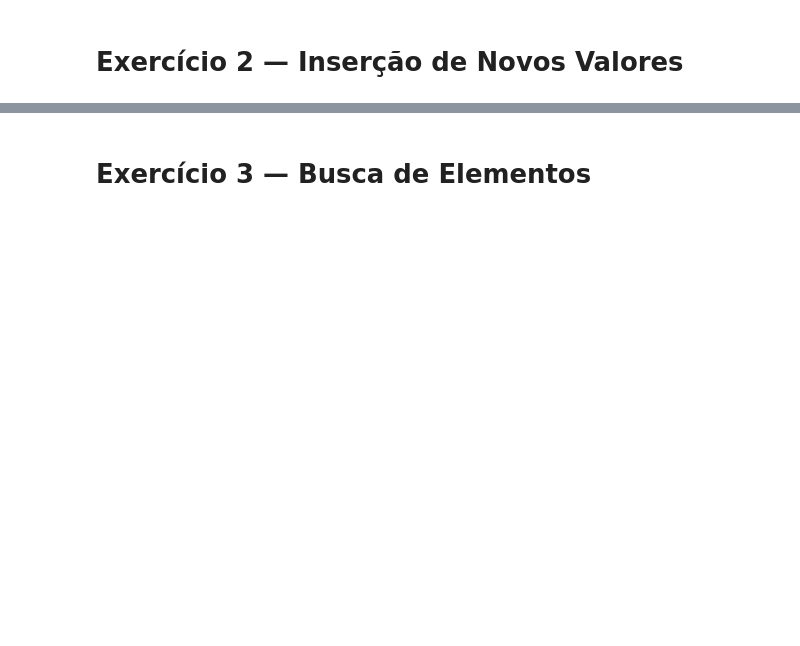
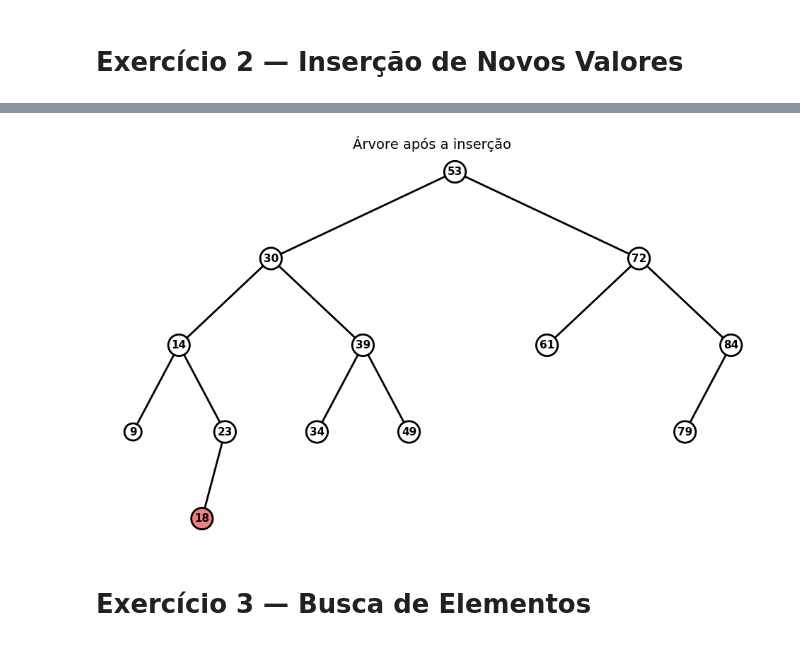
Before and after one commit to moh4b-z/uniSENAI, a Jupyter notebook: Semestre_1/Estrutura_de_dados/listas_de_exercicios_avore.ipynb, the cells around one changed output, grey strips where cells are left out. Cells and saved outputs as stored; diff of their text form; code cells hidden in the pictures; blank space fills up the shorter version.

```diff
--- a/Semestre_1/Estrutura_de_dados/listas_de_exercicios_avore.ipynb
+++ b/Semestre_1/Estrutura_de_dados/listas_de_exercicios_avore.ipynb
@@ -64,2 +189,80 @@ Raiz da Árvore: 53
 # %% [markdown]
 # Exercício 2 — Inserção de Novos Valores
+# %%
+#valor_inserir = 65
+#valor_inserir = 90
+valor_inserir = 18
+
+if len(arvore) == 0:
+
+    arvore[valor_inserir] = {
+        "esquerda": None,
+        "direita": None
+    }
+
+    raiz = valor_inserir
+
+    print(f"O valor {valor_inserir} foi inserido como raiz da árvore.")
+
+else:
+
+    atual = raiz
+
+    caminho_insercao = []
+
+    while True:
+
+        caminho_insercao.append(atual)
+
+        print(f"\nNó atual: {atual}")
+
+        if valor_inserir < atual:
+
+            print(f"{valor_inserir} < {atual}")
+            print("Mover para esquerda")
+
+            if arvore[atual]["esquerda"] is None:
+
+                arvore[atual]["esquerda"] = valor_inserir
+
+                arvore[valor_inserir] = {
+                    "esquerda": None,
+                    "direita": None
+                }
+
+                print(f"Valor {valor_inserir} inserido à esquerda de {atual}.")
+                break
+
+            else:
+                atual = arvore[atual]["esquerda"]
+
+        else:
+
+            print(f"{valor_inserir} >= {atual}")
+            print("Mover para direita")
+
+            if arvore[atual]["direita"] is None:
+
+                arvore[atual]["direita"] = valor_inserir
+
+                arvore[valor_inserir] = {
+                    "esquerda": None,
+                    "direita": None
+                }
+
+                print(f"Valor {valor_inserir} inserido à direita de {atual}.")
+                break
+
+            else:
+                atual = arvore[atual]["direita"]
+
+print("\nCaminho percorrido na inserção:")
+print(caminho_insercao)
+
+desenhar_arvore(
+    arvore,
+    raiz,
+    "Árvore após a inserção",
+    destacado=valor_inserir
+)
+# %% [output]
@@ -66,2 +288,3 @@ Raiz da Árvore: 53
+[figure, added]
 # %% [markdown]
 # Exercício 3 — Busca de Elementos
```
Also changed, not shown: parts of 37 cells of this notebook, 1 other file.
